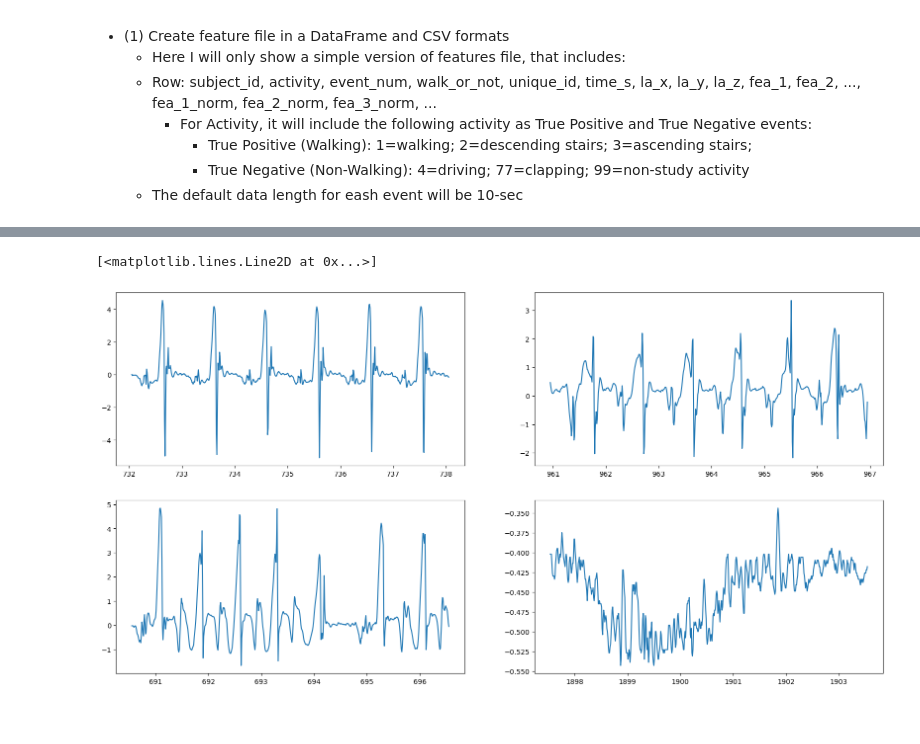
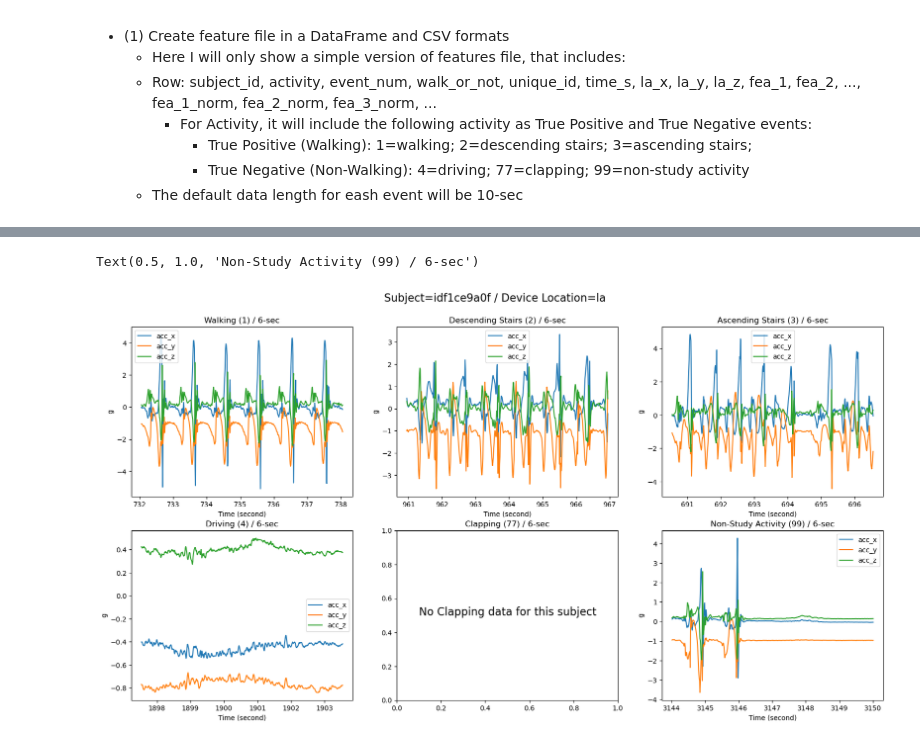
Before and after one commit to rkevinchao/walking_detection, a Jupyter notebook: source/03_data_preparation_features_creation.ipynb, the cells around one changed output, grey strips where cells are left out. Drawn from its saved outputs; the diff is of its cells as text; code cells hidden in the pictures.

Commit message:
Completed codes, statistic report, and quality check for df_acc file for single subject

```diff
--- a/source/03_data_preparation_features_creation.ipynb
+++ b/source/03_data_preparation_features_creation.ipynb
@@ -101,5 +117,8 @@ df_fea_all.to_csv('../outputs/df_fea_la.csv')
 # %%
-df = pd.read_parquet('../outputs/df_fea_la.parquet')
-
-np.unique(df.unique_id)
+'''
+Show statistic of the features file for the first subject
+'''
+df = pd.read_parquet('../outputs/df_acc_la_idf1ce9a0f.parquet')
+print(np.unique(df.act_name))
+df
 # %% [output]
@@ -123,21 +170,51 @@ array(['idf1ce9a0f_1_107_1', 'idf1ce9a0f_1_108_1', 'idf1ce9a0f_1_109_1',
 # %%
+'''
+Quality check with each type of activity from the 'df_acc' file
+'''
+
 fig = plt.figure(figsize=(20, 10))
 
-plt.subplot(2,2,1)
-df2 = df[(df.unique_id=='idf1ce9a0f_1_64_1')]
-plt.plot(df2.time_s, df2.la_x)
+fig.suptitle('Subject='+df.subject_id.iloc[0]+' / Device Location='+df.device_loc.iloc[0], fontsize=16, y=0.95)
 
-plt.subplot(2,2,2)
-df2 = df[(df.unique_id=='idf1ce9a0f_2_95_1')]
-plt.plot(df2.time_s, df2.la_x)
+def _plot(df2):
+    plt.plot(df2.time, df2.x, label='acc_x')
+    plt.plot(df2.time, df2.y, label='acc_y')
+    plt.plot(df2.time, df2.z, label='acc_z')
+    plt.legend()
+    plt.xlabel('Time (second)')
+    plt.ylabel('g')
 
-plt.subplot(2,2,3)
-df2 = df[(df.unique_id=='idf1ce9a0f_3_48_1')]
-plt.plot(df2.time_s, df2.la_x)
+plt.subplot(2,3,1)
+df2 = df[(df.unique_id=='idf1ce9a0f_la_1_64_1')]
+_plot(df2)
+plt.title('Walking (1) / 6-sec')
 
-plt.subplot(2,2,4)
-df2 = df[(df.unique_id=='idf1ce9a0f_4_87_0')]
-plt.plot(df2.time_s, df2.la_x)
+
+plt.subplot(2,3,2)
+df2 = df[(df.unique_id=='idf1ce9a0f_la_2_95_1')]
+_plot(df2)
+plt.title('Descending Stairs (2) / 6-sec')
+
+plt.subplot(2,3,3)
+df2 = df[(df.unique_id=='idf1ce9a0f_la_3_48_1')]
+_plot(df2)
+plt.title('Ascending Stairs (3) / 6-sec')
+
+
+plt.subplot(2,3,4)
+df2 = df[(df.unique_id=='idf1ce9a0f_la_4_87_0')]
+_plot(df2)
+plt.title('Driving (4) / 6-sec')
+
+
+plt.subplot(2,3,5)
+plt.text(0.1, 0.5, 'No Clapping data for this subject', fontsize=16)
+plt.title('Clapping (77) / 6-sec')
+
+plt.subplot(2,3,6)
+df2 = df[(df.unique_id=='idf1ce9a0f_la_99_525_0')]
+_plot(df2)
+plt.title('Non-Study Activity (99) / 6-sec')
 # %% [output]
-[<matplotlib.lines.Line2D at 0x...>]
+Text(0.5, 1.0, 'Non-Study Activity (99) / 6-sec')
-[figure, old version]
+[figure, new version]
```
Also changed, not shown: parts of 5 cells of this notebook.
